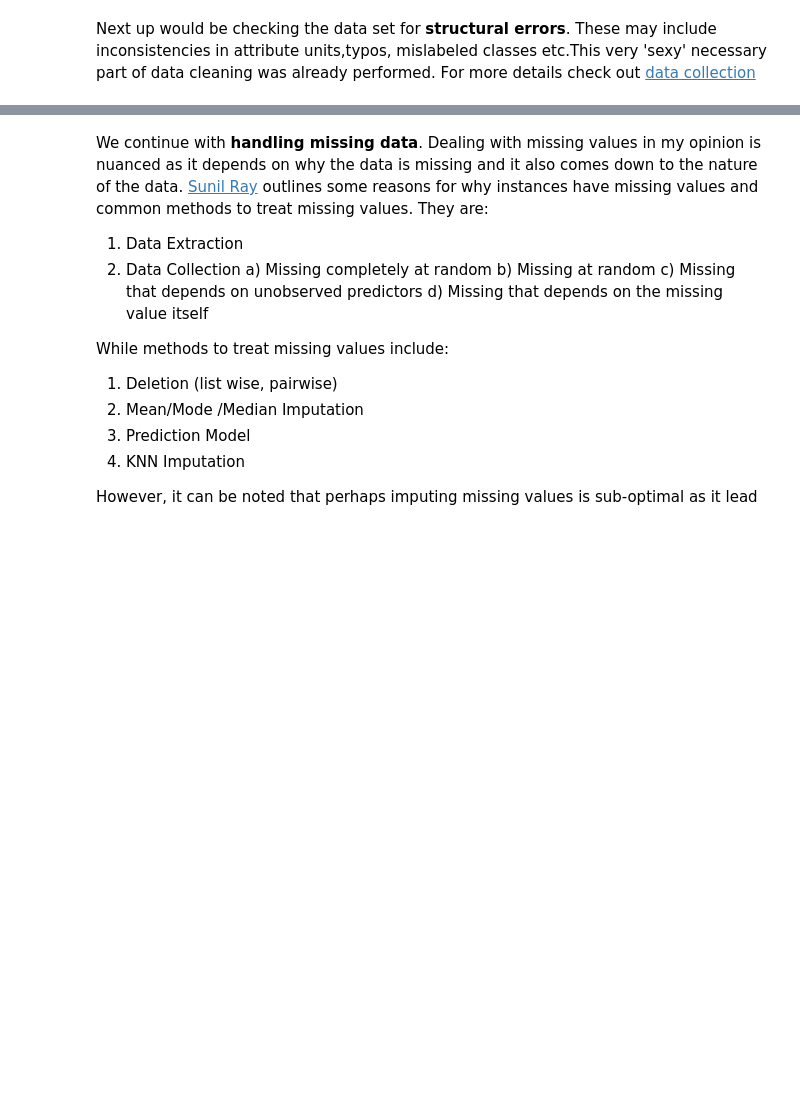
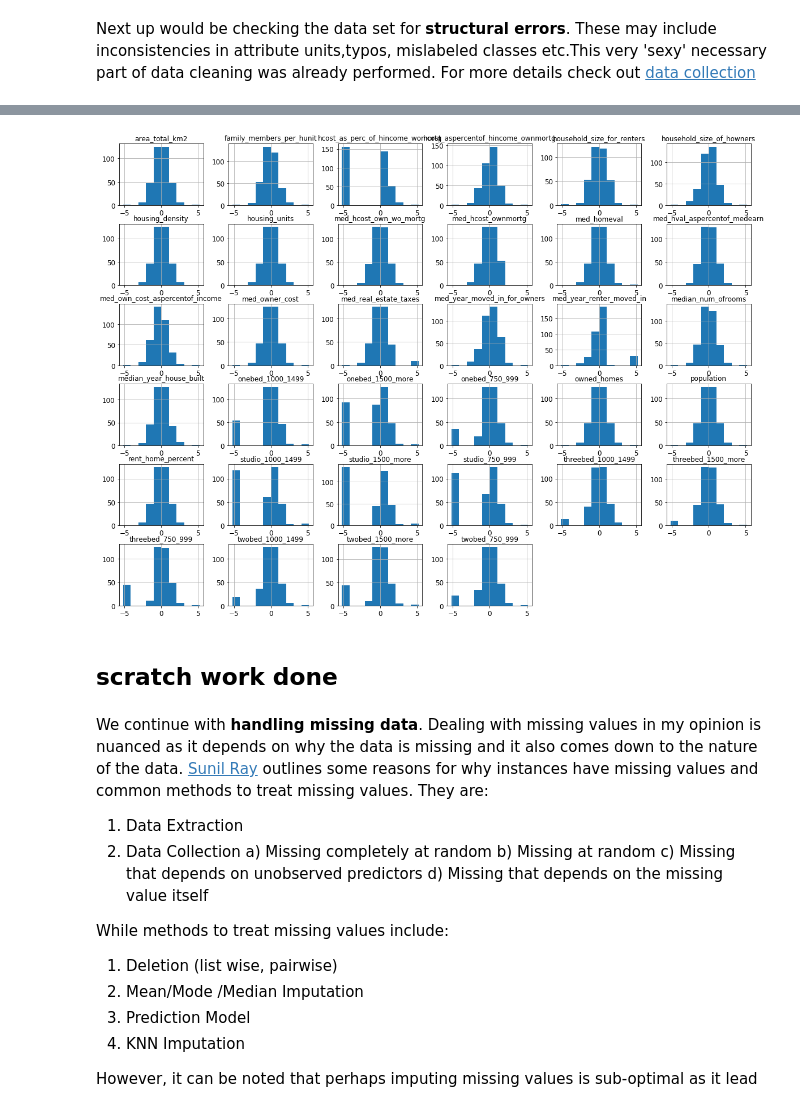
Before and after one commit to clazaro97chosen/California_Rental_Property_Project, a Jupyter notebook: California_Housing.ipynb, the cells around one changed output, grey strips where cells are left out. Cells and saved outputs as stored; diff of their text form; code cells hidden in the pictures; blank space fills up the shorter version.

```diff
--- a/California_Housing.ipynb
+++ b/California_Housing.ipynb
@@ -404,0 +427,15 @@ mislabeled classes etc.This very 'sexy' necessary part of data cleaning  was alr
+# %%
+for acol  in percentcolumns:
+    practice[acol] = (practice[acol] *100)
+# %%
+imp = IterativeImputer(max_iter=10,random_state=22,min_value = 0)
+imp.fit(practice)
+practice_dat= imp.transform(practice)
+practice_df= pd.DataFrame(practice_dat,columns=practice.columns )
+# %%
+from sklearn.preprocessing import QuantileTransformer
+qt = QuantileTransformer(output_distribution='normal', random_state=22)
+X_trans = qt.fit_transform(practice_df)
+# %%
+housing_scaled = pd.DataFrame(X_trans,columns = practice_df.columns)
+housing_scaled
@@ -405,3 +461,10 @@ mislabeled classes etc.This very 'sexy' necessary part of data cleaning  was alr
+# %%
+housing_scaled.hist(figsize=(20,15))
+plt.show()
+# %% [output]
+[figure, added]
+# %% [markdown]
+## scratch work done
 # %% [markdown]
 We continue with **handling missing data**. Dealing with missing values in my opinion is nuanced as it depends on why the data is missing and it also comes down to the nature of the data. [Sunil Ray](https://www.analyticsvidhya.com/blog/2016/01/guide-data-exploration/#three) outlines some reasons for why instances have missing values and common methods to treat missing values. They are:
 1. Data Extraction
```
Also changed, not shown: parts of 88 cells of this notebook, 3 other files.
